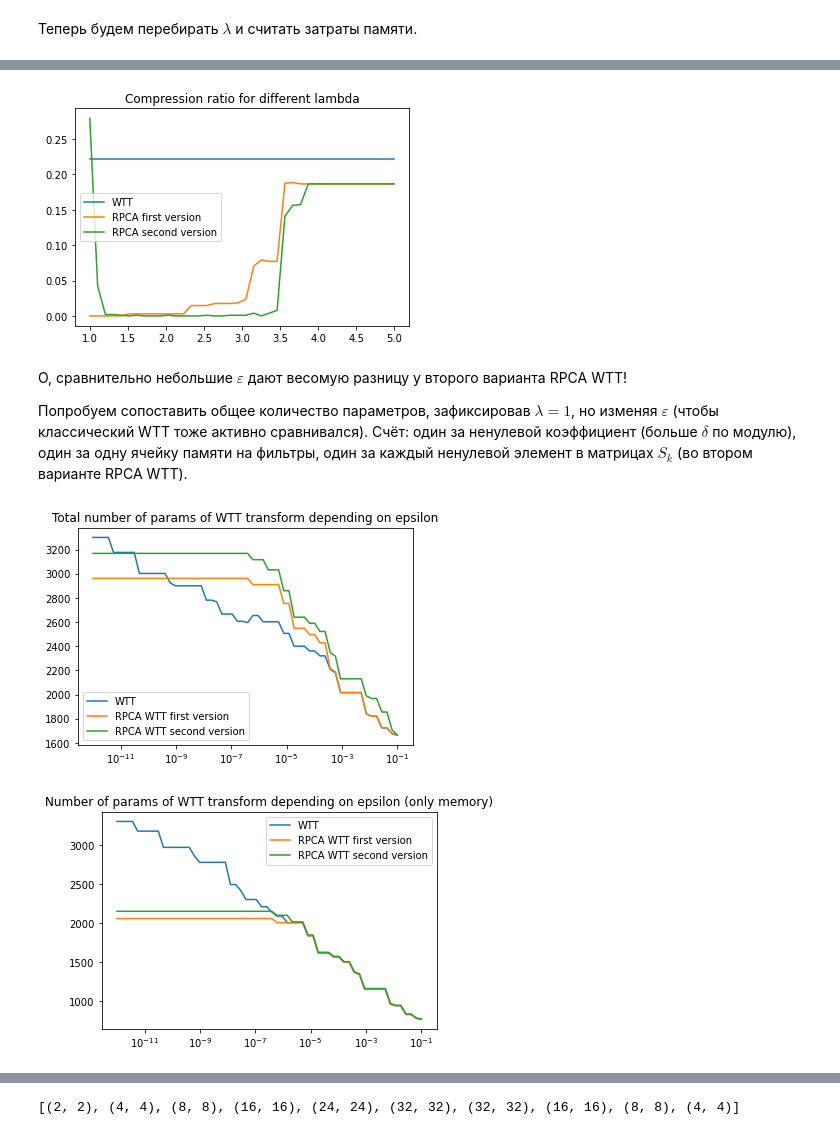
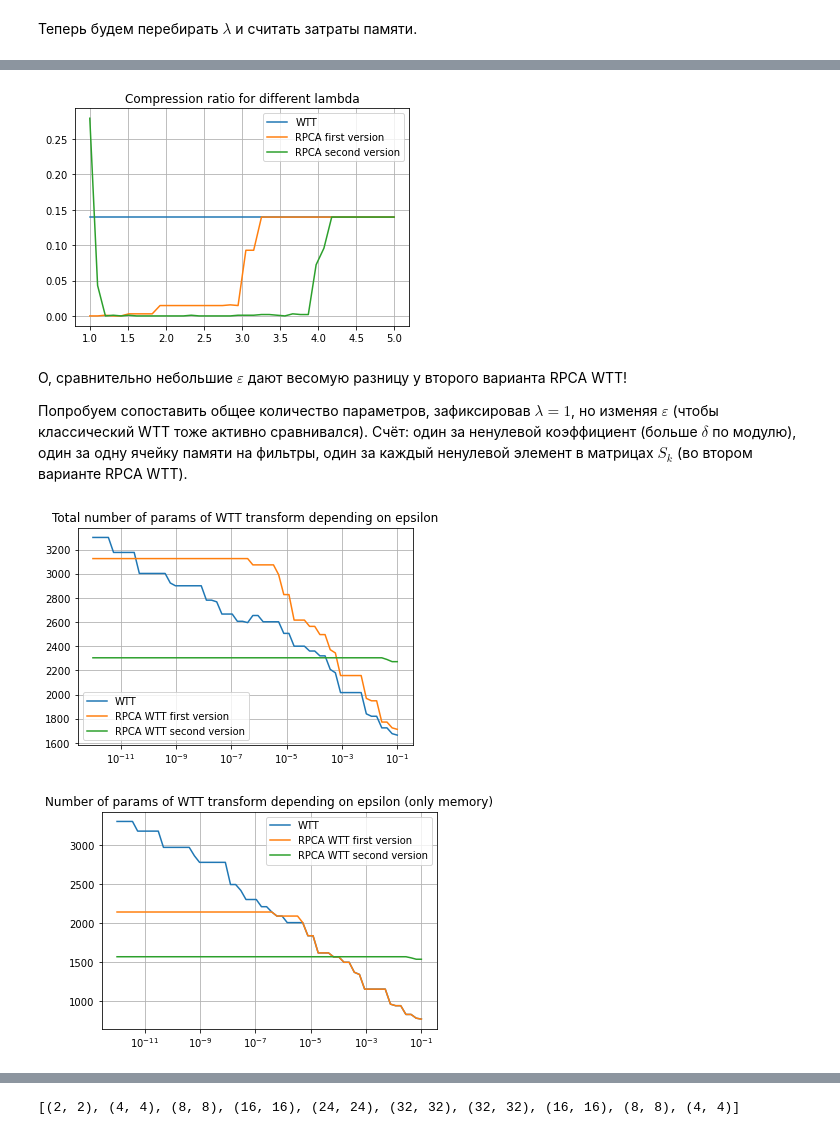
Before and after one commit to d1kolyadin/AMI_diploma, a Jupyter notebook: wtt-rpca-3.ipynb, the cells around one changed output, grey strips where cells are left out. Saved outputs shown, nothing was run; the diff lists cells and outputs as text; code cells hidden in the pictures.

```diff
--- a/wtt-rpca-3.ipynb
+++ b/wtt-rpca-3.ipynb
@@ -662,0 +709,21 @@ plt.show()
+# %%
+filters_rpca_2, sparse_parts, ranks_rpca_2 = wtt_rpca_v2(
+    signal,
+    d,
+    modes,
+    ranks=ranks_est,
+    eps=eps,
+    lambda_scale=1, #уже необязательно увеличивать
+    verbose=False,
+    check_correctness=True
+)
+wtt_res_rpca_2 = wtt_apply_rpca(
+    signal,
+    d,
+    filters_rpca_2,
+    sparse_parts,
+    modes,
+    ranks_rpca_2,
+    True
+)
+print(ranks_rpca_2)
@@ -726,11 +805,13 @@ signal = values(lambda x: np.cos(100 * x ** 2) - np.sin(150 * x ** 2), left, rig
 
 modes = [2] * d
 ranks_est = [25] * (d - 1)
-eps = 1e-4
+eps = 1e-2
 # %%
 scales = np.linspace(1, 5, 40)
 memory_wtt_rpca_1 = []
 memory_wtt_rpca_2 = []
+
+memory_wtt_rpca_2_onlysparse = []
 
 comp_ratios_rpca_1 = []
 comp_ratios_rpca_2 = []
@@ -817,6 +898,8 @@ for s in scales:
         memcells_2 += u.data.size
     memory_wtt_rpca_2.append(memcells_1 + memcells_2)
 
+    memory_wtt_rpca_2_onlysparse.append(memcells_2)
+
     ratio = (np.abs(wtt_res_rpca_2) < delta).sum() / wtt_res_rpca_2.size
     comp_ratios_rpca_2.append(ratio)
 # %%
@@ -831,12 +922,13 @@ plt.show()
 # %%
 plt.plot(scales, np.full(scales.shape, comp_ratio_wtt), label='WTT')
 plt.plot(scales, np.full(scales.shape, comp_ratios_rpca_1), label='RPCA first version')
 plt.plot(scales, np.full(scales.shape, comp_ratios_rpca_2), label='RPCA second version')
 plt.title("Compression ratio for different lambda")
 plt.legend()
+plt.grid()
 plt.show()
 # %% [output]
-[figure, old version]
+[figure, new version]
 # %% [markdown]
 О, сравнительно небольшие $\varepsilon$ дают весомую разницу у второго варианта RPCA WTT!
 
@@ -954,9 +1046,10 @@ plt.plot(epsilons, params_num_wttrpca2_com + params_num_wttrpca2_mem, label='RPC
 plt.xscale('log')
 plt.title("Total number of params of WTT transform depending on epsilon")
 plt.legend()
+plt.grid()
 plt.show()
 # %% [output]
-[figure, old version]
+[figure, new version]
 # %%
 plt.plot(epsilons, params_num_wtt_mem, label='WTT')
 plt.plot(epsilons, params_num_wttrpca1_mem, label='RPCA WTT first version')
@@ -964,9 +1057,10 @@ plt.plot(epsilons, params_num_wttrpca2_mem, label='RPCA WTT second version')
 plt.xscale('log')
 plt.title("Number of params of WTT transform depending on epsilon (only memory)")
 plt.legend()
+plt.grid()
 plt.show()
 # %% [output]
-[figure, old version]
+[figure, new version]
 # %%
 plt.plot(epsilons, params_num_wtt_com, label='WTT')
 plt.plot(epsilons, params_num_wttrpca1_com, label='RPCA WTT first version')
```
Also changed, not shown: parts of 9 cells of this notebook, 3 other files.
